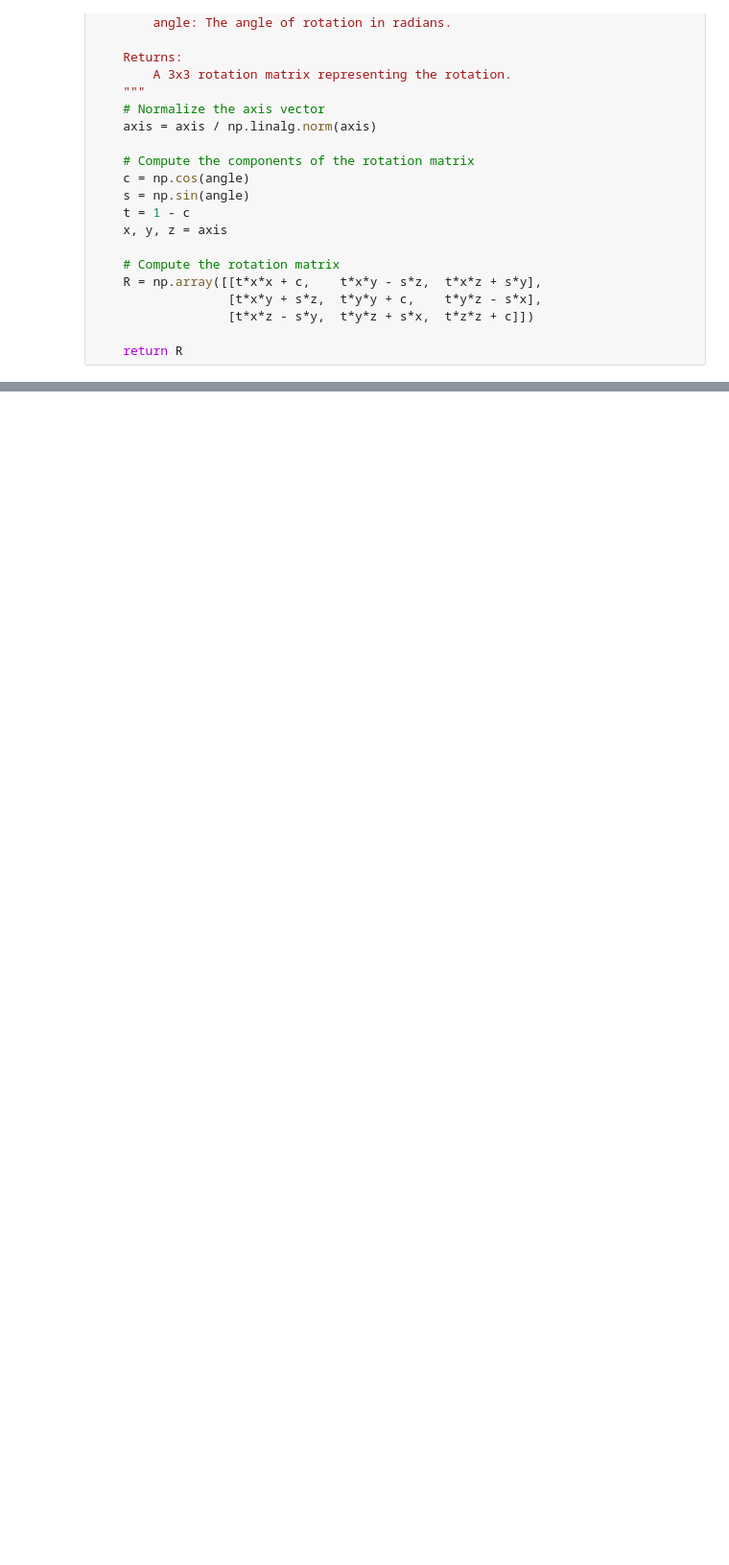
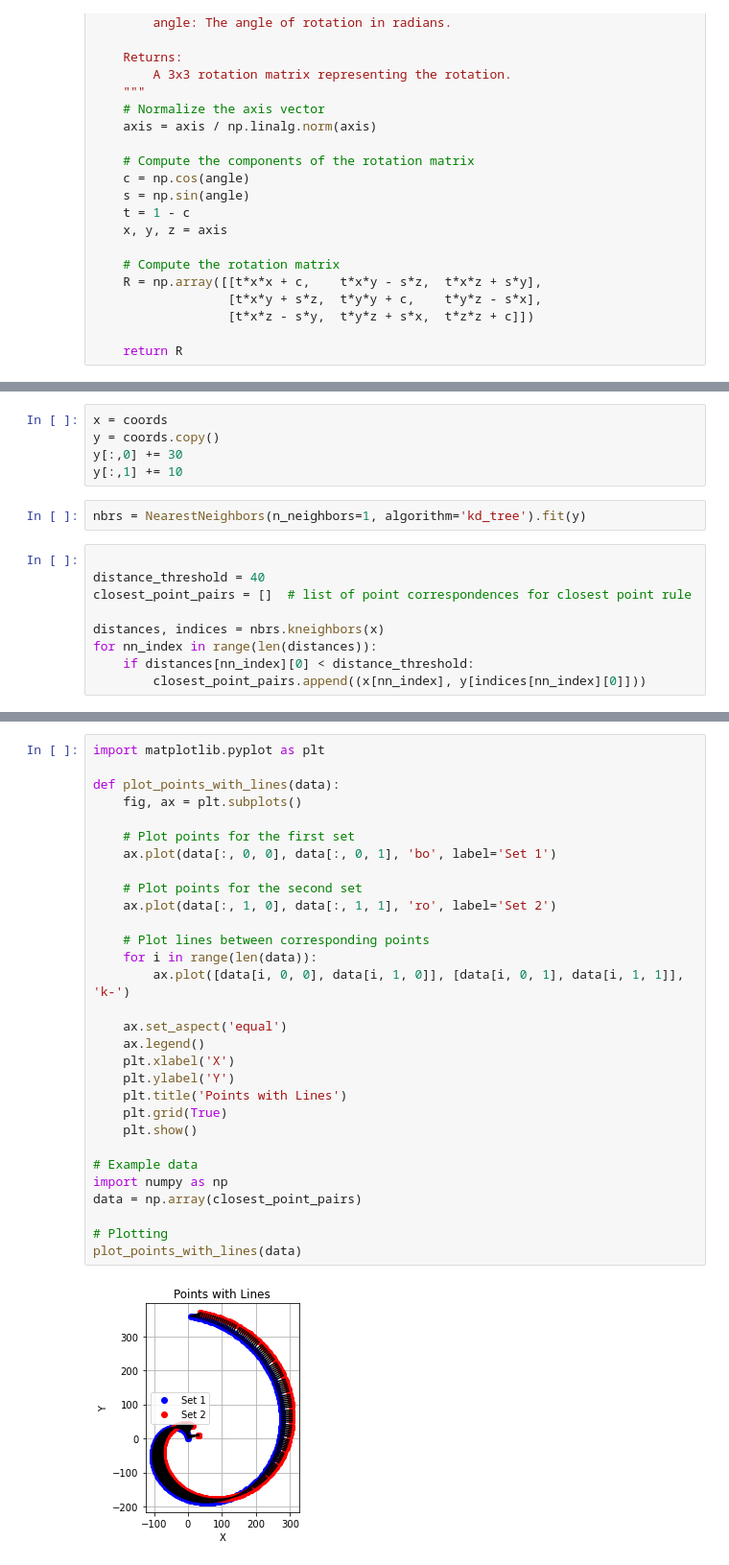
Before and after one commit to SebastianBitsch/turtlebot-additions, a Jupyter notebook: turtle_localization/testing.ipynb, the cells around one changed output, grey strips where cells are left out. Shown: that part at 96% size. Cells and saved outputs as stored; diff of their text form; blank space fills up the shorter version.

```diff
--- a/turtle_localization/testing.ipynb
+++ b/turtle_localization/testing.ipynb
@@ -79,0 +177,16 @@ def Exp(axis, angle):
+# %%
+x = coords
+y = coords.copy()
+y[:,0] += 30
+y[:,1] += 10
+# %%
+nbrs = NearestNeighbors(n_neighbors=1, algorithm='kd_tree').fit(y)
+# %%
+
+distance_threshold = 40
+closest_point_pairs = []  # list of point correspondences for closest point rule
+
+distances, indices = nbrs.kneighbors(x)
+for nn_index in range(len(distances)):
+    if distances[nn_index][0] < distance_threshold:
+        closest_point_pairs.append((x[nn_index], y[indices[nn_index][0]]))
@@ -79,0 +204,32 @@ def Exp(axis, angle):
+# %%
+import matplotlib.pyplot as plt
+
+def plot_points_with_lines(data):
+    fig, ax = plt.subplots()
+
+    # Plot points for the first set
+    ax.plot(data[:, 0, 0], data[:, 0, 1], 'bo', label='Set 1')
+
+    # Plot points for the second set
+    ax.plot(data[:, 1, 0], data[:, 1, 1], 'ro', label='Set 2')
+
+    # Plot lines between corresponding points
+    for i in range(len(data)):
+        ax.plot([data[i, 0, 0], data[i, 1, 0]], [data[i, 0, 1], data[i, 1, 1]], 'k-')
+
+    ax.set_aspect('equal')
+    ax.legend()
+    plt.xlabel('X')
+    plt.ylabel('Y')
+    plt.title('Points with Lines')
+    plt.grid(True)
+    plt.show()
+
+# Example data
+import numpy as np
+data = np.array(closest_point_pairs)
+
+# Plotting
+plot_points_with_lines(data)
+# %% [output]
+[figure, added]
```
Also changed, not shown: parts of 14 cells of this notebook, 1 other file.
